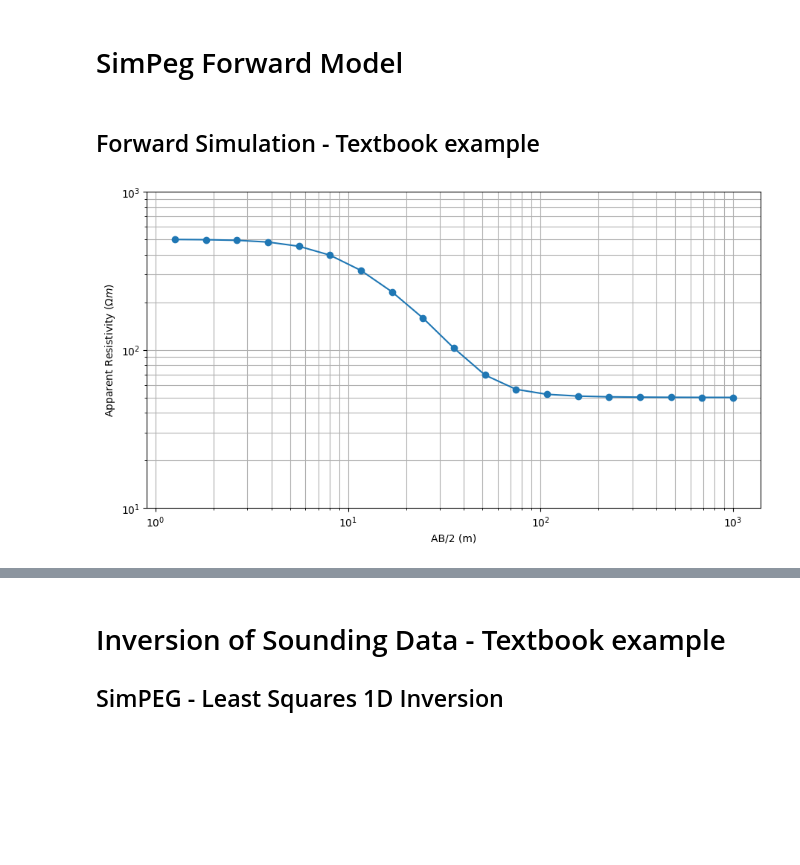
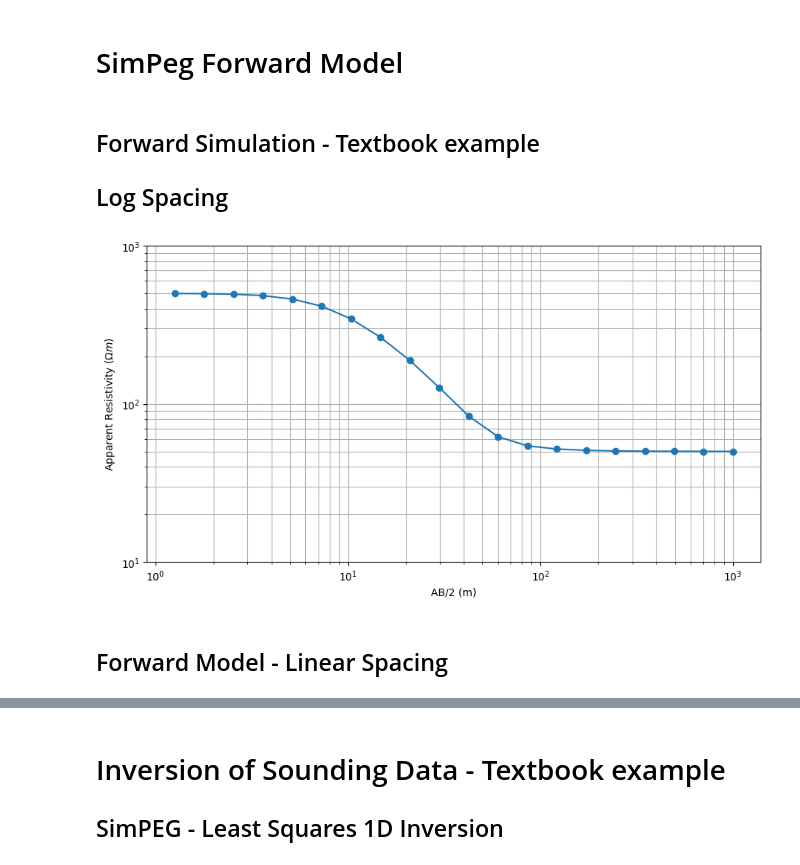
Before and after one commit to mdeppner/ves_modeling, a Jupyter notebook: notebooks/forward.ipynb, the cells around one changed output, grey strips where cells are left out. Saved outputs shown, nothing was run; the diff lists cells and outputs as text; code cells hidden in the pictures; blank space fills up the shorter version.

```diff
--- a/notebooks/forward.ipynb
+++ b/notebooks/forward.ipynb
@@ -34,15 +30,16 @@ from sbi import analysis as analysis
 # SimPeg Forward Model
 # %% [markdown]
 ## Forward Simulation - Textbook example
+## Log Spacing
 # %%
 # Define the 'a' spacing for Schlumberger array measurements for each reading
-number_of_measurements=19
-a_b_electrode_separations = np.logspace(0.1, 3, number_of_measurements)
-m_n_electrode_separations = 0.01 * a_b_electrode_separations
+number_of_measurements=20
+a_b_electrode_separations_log = np.logspace(0.1, 3, number_of_measurements)
+m_n_electrode_separations_log = 0.01 * a_b_electrode_separations_log
 
-source_list = []  # create empty array for sources to live
+source_list_log = []  # create empty array for sources to live
 
-for ab, mn in zip(a_b_electrode_separations, m_n_electrode_separations):
+for ab, mn in zip(a_b_electrode_separations_log, m_n_electrode_separations_log):
 
 
     # AB electrode locations for source. Each is a (1, 3) numpy array
@@ -60,13 +57,13 @@ for ab, mn in zip(a_b_electrode_separations, m_n_electrode_separations):
     receiver_list = [receiver_list]
 
     # Define the source properties and associated receivers
-    source_list.append(dc.sources.Dipole(receiver_list, A_location, B_location))
+    source_list_log.append(dc.sources.Dipole(receiver_list, A_location, B_location))
 
 # Define survey
-survey = dc.Survey(source_list)
+survey_log = dc.Survey(source_list_log)
 
 electrode_separations = 0.5 * np.sqrt(
-    np.sum((survey.locations_a - survey.locations_b) ** 2, axis=1)
+    np.sum((survey_log.locations_a - survey_log.locations_b) ** 2, axis=1)
 )
 # %%
 # Define layer thicknesses.
@@ -79,22 +76,25 @@ model = np.r_[500, 200, 50]
 model_map = maps.IdentityMap(nP=len(model))
 # %%
 simulation = dc.simulation_1d.Simulation1DLayers(
-    survey=survey,
+    survey=survey_log,
     rhoMap=model_map,
     thicknesses=layer_thicknesses,
 )
 
 # Predict data for a given model
-dpred = simulation.dpred(model)
+dpred_log_spacing = simulation.dpred(model)
 # %%
 # Plot apparent resistivities on sounding curve# Plot apparent resistivities on sounding curve
 fig = plt.figure(figsize=(11, 5))
 ax1 = fig.add_axes([0.1, 0.1, 0.75, 0.85])
-ax1.loglog( a_b_electrode_separations, dpred, marker='o', label="$50 \Omega m$) lower unit")
+ax1.loglog(a_b_electrode_separations_log, dpred_log_spacing, marker='o', label="$50 \Omega m$) lower unit")
 ax1.set_ylim([10, 1000])
 ax1.set_xlabel("AB/2 (m)")
 ax1.set_ylabel(r"Apparent Resistivity ($\Omega m$)")
 plt.grid(True, which="both", ls="-")
 plt.show()
 # %% [output]
-[figure, old version]
+[figure, new version]
+# %% [markdown]
+
+## Forward Model - Linear Spacing
```
Also changed, not shown: parts of 32 cells of this notebook, 1 other file.
